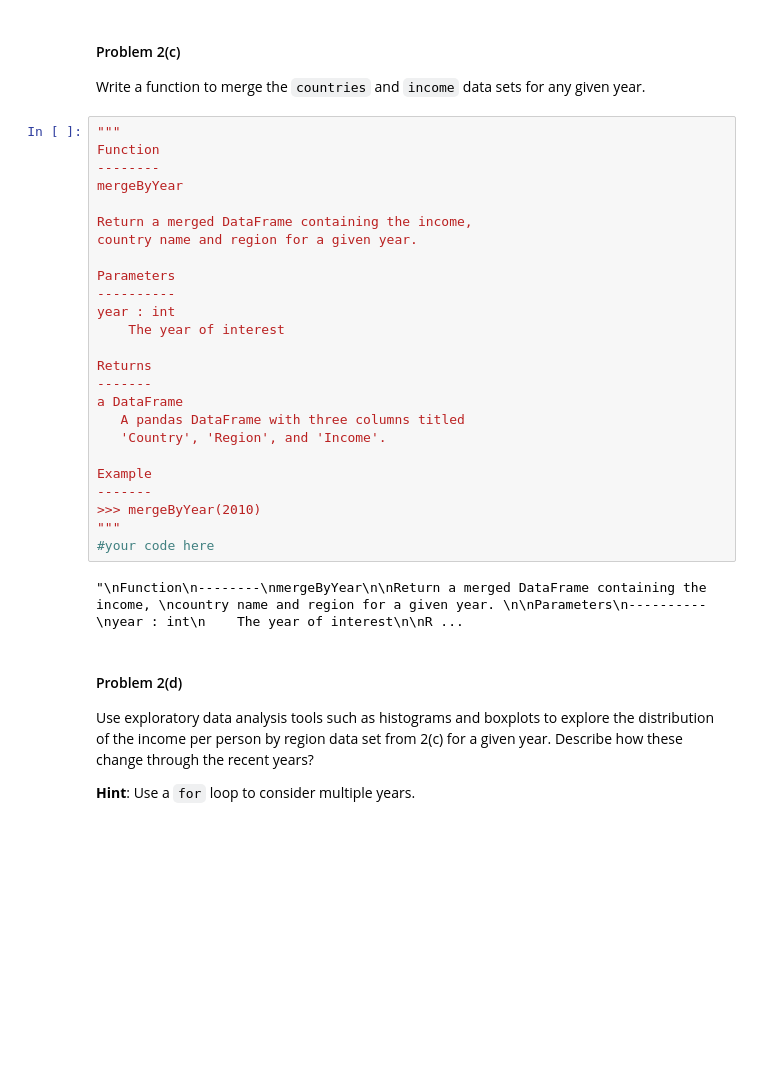
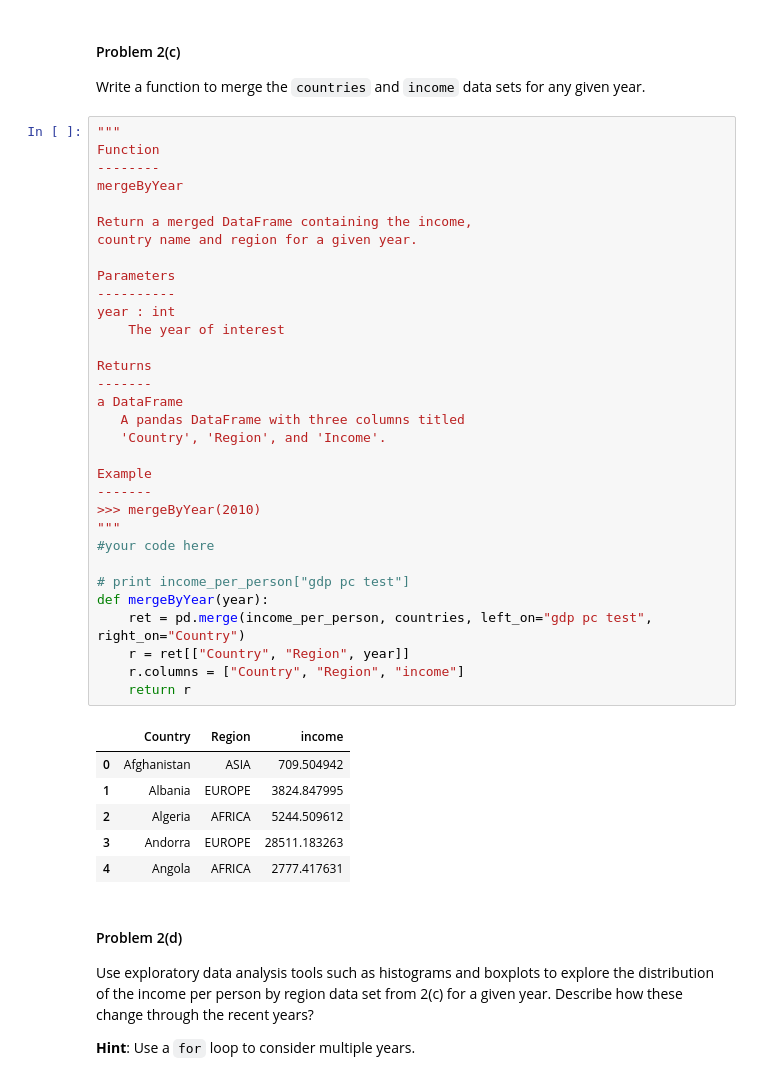
Before and after one commit to userfog/cs109, a Jupyter notebook: HW1.ipynb, the cells around one changed output. Saved outputs shown, nothing was run; the diff lists cells and outputs as text; blank space fills up the shorter version.

```diff
--- a/HW1.ipynb
+++ b/HW1.ipynb
@@ -240,30 +240,42 @@ Write a function to merge the `countries` and `income` data sets for any given y
 # %%
 """
 Function
 --------
 mergeByYear
 
 Return a merged DataFrame containing the income,
 country name and region for a given year.
 
 Parameters
 ----------
 year : int
     The year of interest
 
 Returns
 -------
 a DataFrame
    A pandas DataFrame with three columns titled
    'Country', 'Region', and 'Income'.
 
 Example
 -------
 >>> mergeByYear(2010)
 """
 #your code here
+
+# print income_per_person["gdp pc test"]
+def mergeByYear(year):
+    ret = pd.merge(income_per_person, countries, left_on="gdp pc test", right_on="Country")
+    r = ret[["Country", "Region", year]]
+    r.columns = ["Country", "Region", "income"]
+    return r
 # %% [output]
-"\nFunction\n--------\nmergeByYear\n\nReturn a merged DataFrame containing the income, \ncountry name and region for a given year. \n\nParameters\n----------\nyear : int\n    The year of interest\n\nR ...
+|  | Country | Region | income |
+| 0 | Afghanistan | ASIA | 709.504942 |
+| 1 | Albania | EUROPE | 3824.847995 |
+| 2 | Algeria | AFRICA | 5244.509612 |
+| 3 | Andorra | EUROPE | 28511.183263 |
+| 4 | Angola | AFRICA | 2777.417631 |
 # %% [markdown]
 #### Problem 2(d)
 
```
Also changed, not shown: parts of 2 cells of this notebook.
